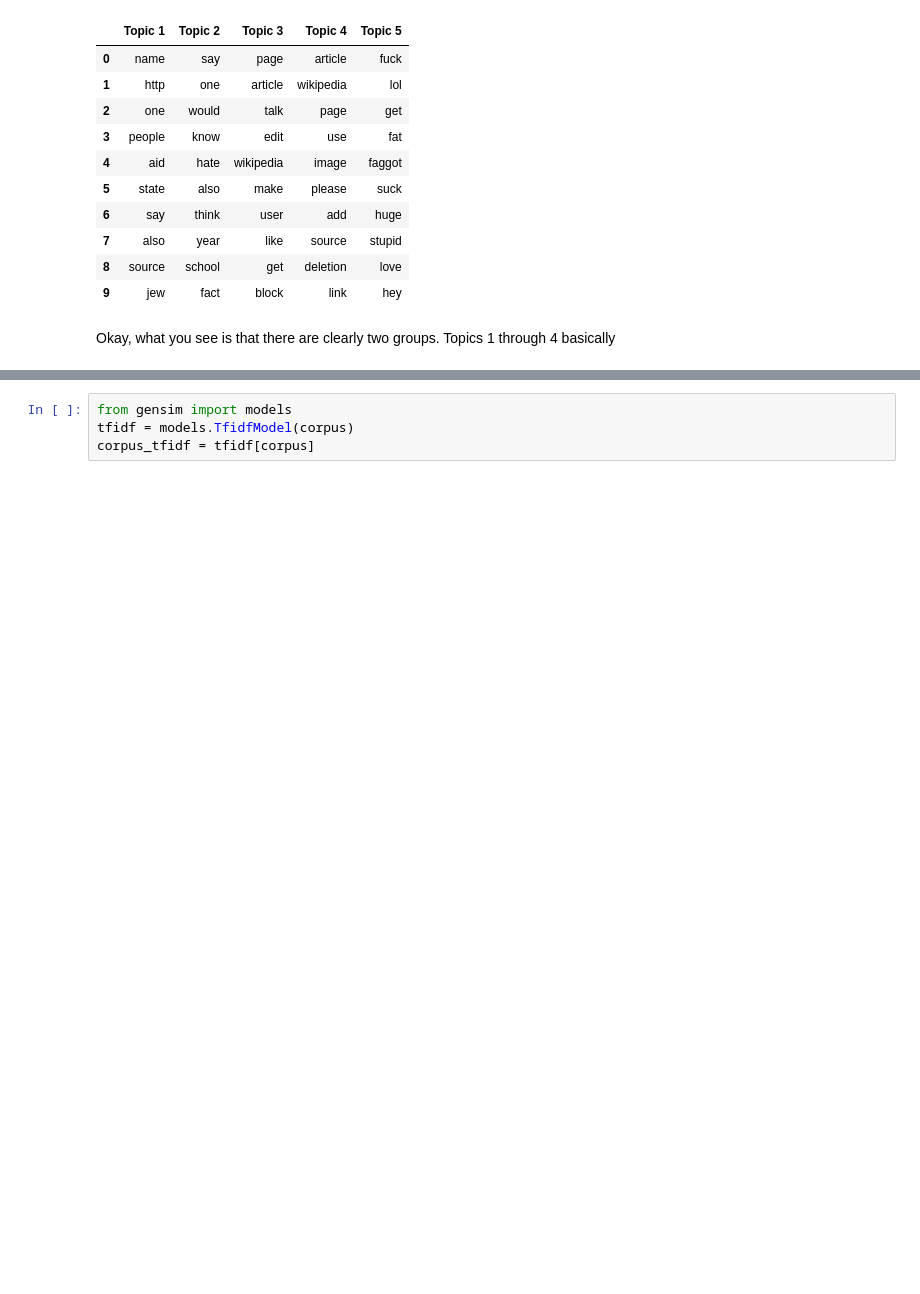
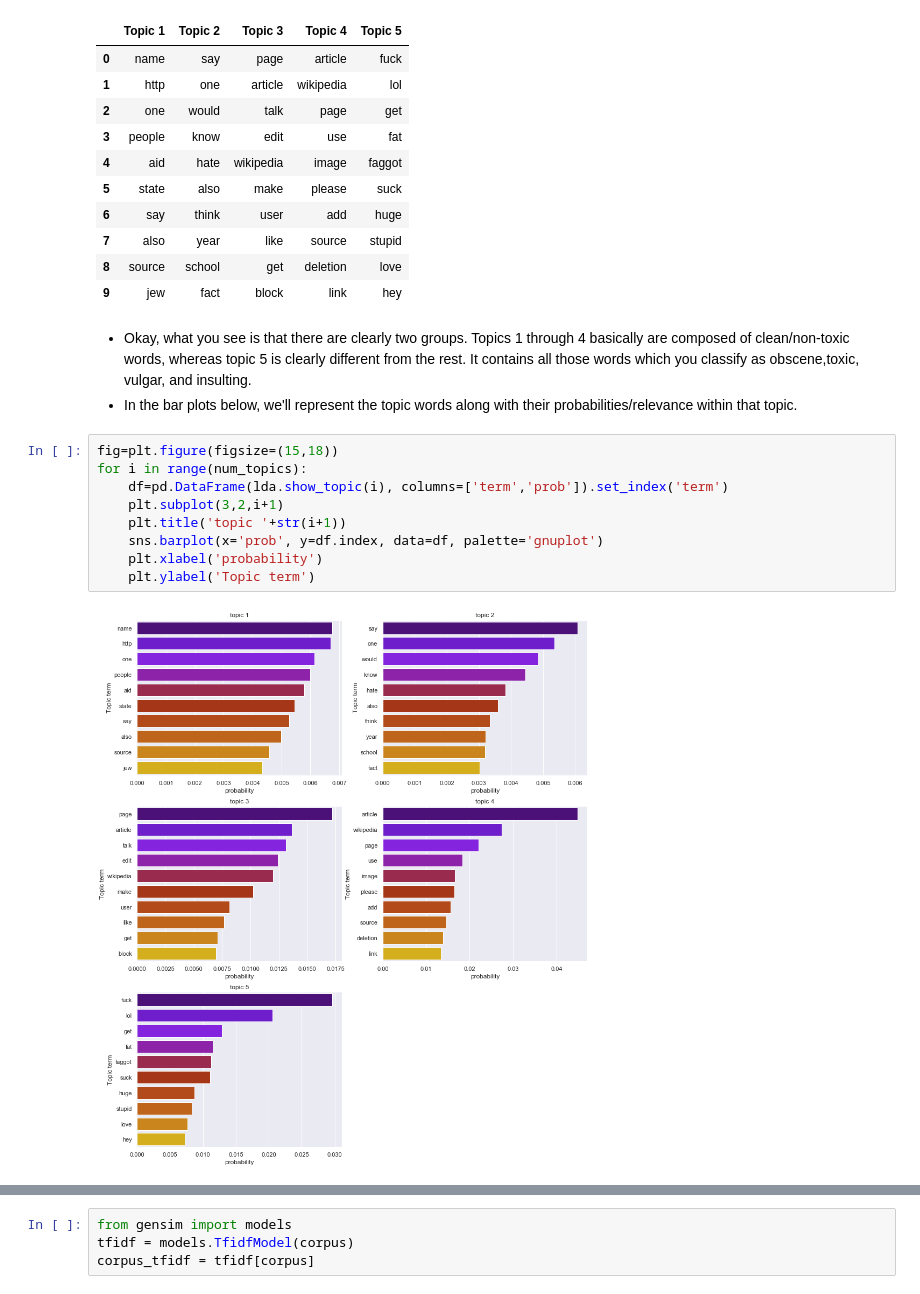
Before and after one commit to ThomasD96/NLP_Toxic_comment_classification, a Jupyter notebook: toxic_comment_classifier.ipynb, the cells around one changed output, grey strips where cells are left out. Cells and saved outputs as stored; diff of their text form; blank space fills up the shorter version.

```diff
--- a/toxic_comment_classifier.ipynb
+++ b/toxic_comment_classifier.ipynb
@@ -448,8 +466,20 @@ show_topics(lda,num_topics=5)
 | 7 | also | year | like | source | stupid |
 | 8 | source | school | get | deletion | love |
 | 9 | jew | fact | block | link | hey |
-# %% [markdown]
-Okay, what you see is that there are clearly two groups. Topics 1 through 4 basically
+# %% [markdown]
+- Okay, what you see is that there are clearly two groups. Topics 1 through 4 basically are composed of clean/non-toxic words, whereas topic 5 is clearly different from the rest. It contains all those words which you classify as obscene,toxic, vulgar, and insulting.
+- In the bar plots below, we'll represent the topic words along with their probabilities/relevance within that topic.
+# %%
+fig=plt.figure(figsize=(15,18))
+for i in range(num_topics):
+    df=pd.DataFrame(lda.show_topic(i), columns=['term','prob']).set_index('term')
+    plt.subplot(3,2,i+1)
+    plt.title('topic '+str(i+1))
+    sns.barplot(x='prob', y=df.index, data=df, palette='gnuplot')
+    plt.xlabel('probability')
+    plt.ylabel('Topic term')
+# %% [output]
+[figure, added]
 # %% [markdown]
 ### LDA with tf-idf features
 
```
Also changed, not shown: parts of 18 cells of this notebook.
